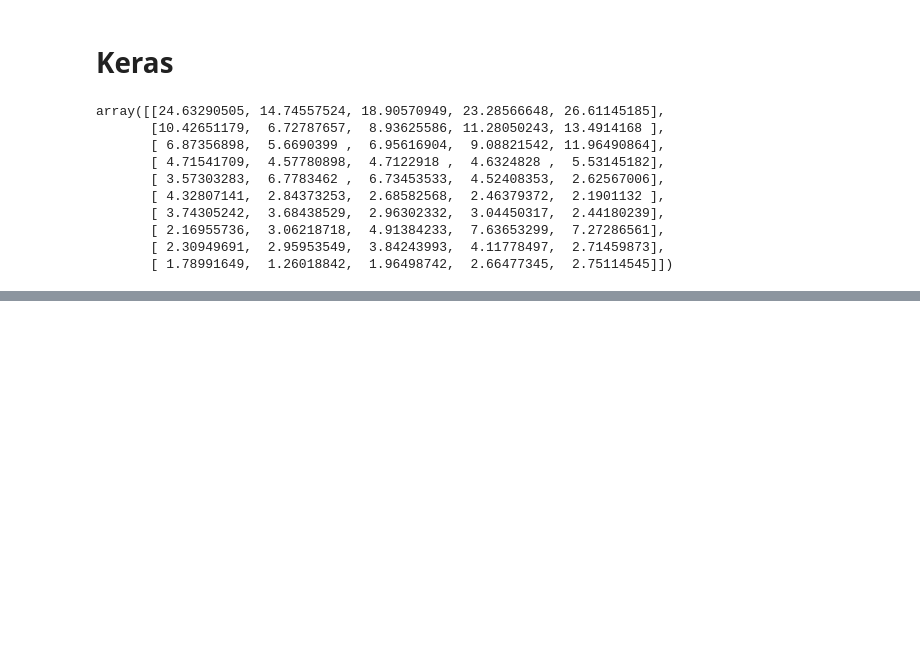
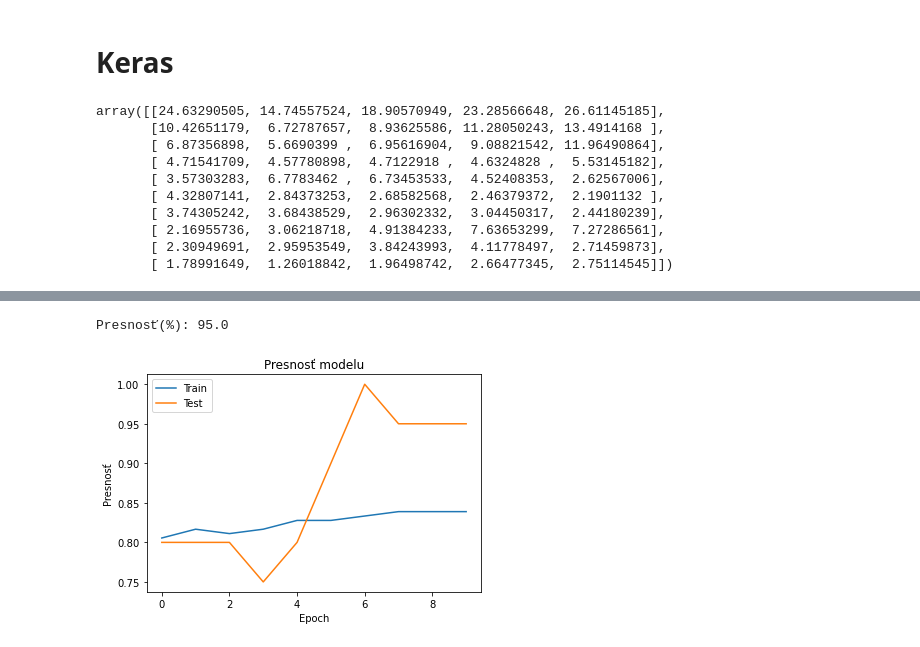
Before and after one commit to SorinMarkov01/Neur-nov-siete-NS, a Jupyter notebook: NS - JakubT.ipynb, the cells around one changed output, grey strips where cells are left out. Cells and saved outputs as stored; diff of their text form; code cells hidden in the pictures; blank space fills up the shorter version.

Commit message:
GAME ACTION & GAME ADVENTURE
Presnosť: 95%

```diff
--- a/NS - JakubT.ipynb
+++ b/NS - JakubT.ipynb
@@ -390,0 +445,17 @@ plt.show()
+# %%
+from sklearn.model_selection import train_test_split
+X_train,X_test,y_train,y_test = train_test_split(X,y,test_size = 0.1)
+# rozdelenie dát na train,test pre X y. test_size urcite podiel training(90%) a test (10%)
+# %%
+import keras # import neurónovej sieti Keras
+from keras.models import Sequential #import sekvenčného modelu
+from keras.layers import Dense #Dense (spája všetky input hodnoty s output hudnotamy na každej vrstve)
+
+# Neurónová sieť
+model = Sequential() # sekvenčný model NS
+#add 3 skryté vrstvy o 30 a 10 dimenziíy
+model.add(Dense(30, input_dim=5, activation="relu"))
+model.add(Dense(30, activation="relu"))
+model.add(Dense(10, activation="relu"))
+model.add(Dense(2, activation="softmax")) # output je nastaveny na 2
+model.summary()
@@ -390,0 +483,8 @@ plt.show()
+# %%
+model.compile(loss='categorical_crossentropy', optimizer='adam', metrics=['accuracy'])
+#Adam je optimalizačný algoritmus, ktorý sa dá použiť na aktualizáciu iteratívnych váh v sieti na základe trénovacích dát.
+#Metrics určuje na základe čoho sa bude presnosť siete merať
+# %%
+history = model.fit(X_train, y_train,validation_data = (X_test,y_test), epochs=10, batch_size=100)
+# na preprivpravený model sa zavolá funkcia fit ktorá berie ako vstupné parametre dáta z datasetu,
+#epochs = počet iterácií a batch_size kt predstavuje aké množstvo údajov sa spracováva naraz.
@@ -390,0 +521,17 @@ plt.show()
+# %%
+from sklearn.metrics import accuracy_score
+a = accuracy_score(pred,test) # porovnáva hodnoty a vyhodnotí na kolko % sa výsledky zhodujú
+print("Presnosť(%):", a*100)
+# %% [output]
+Presnosť(%): 95.0
+# %%
+import matplotlib.pyplot as plt
+plt.plot(history.history["accuracy"])
+plt.plot(history.history["val_accuracy"])
+plt.title("Presnosť modelu")
+plt.ylabel("Presnosť")
+plt.xlabel("Epoch")
+plt.legend(["Train", "Test"], loc="upper left")
+plt.show()
+# %% [output]
+[figure, added]
```
Also changed, not shown: parts of 16 cells of this notebook.
